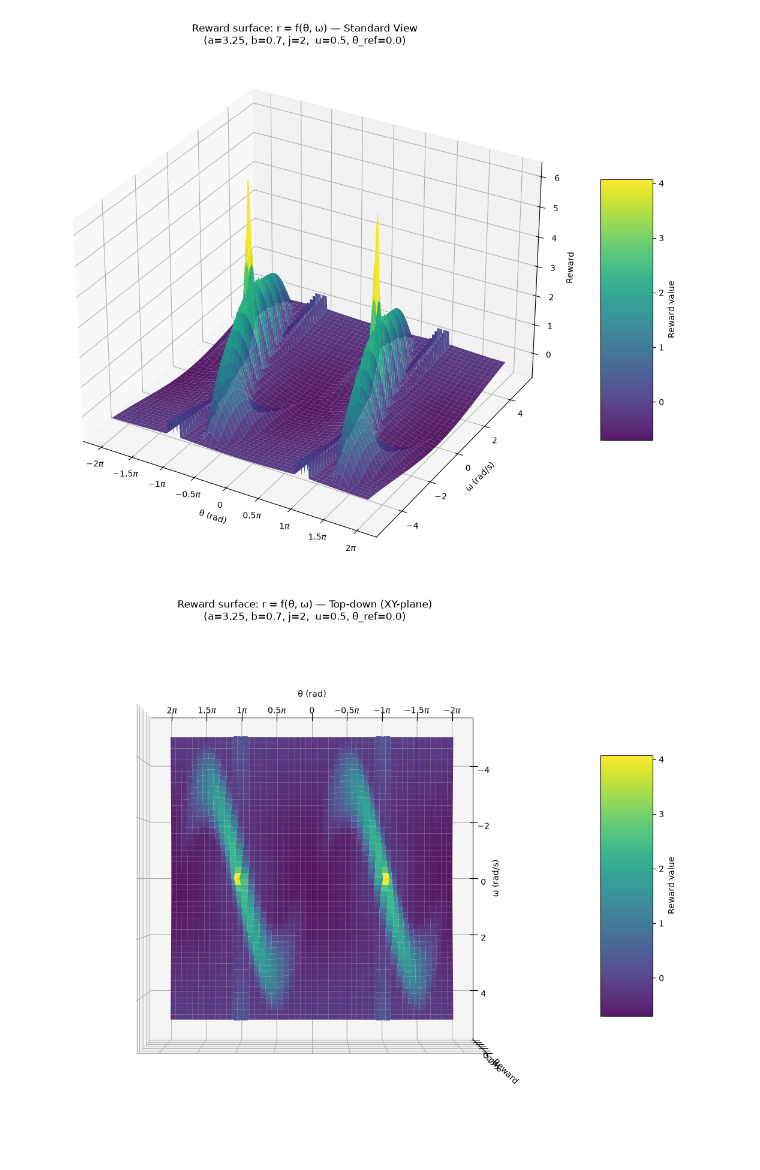
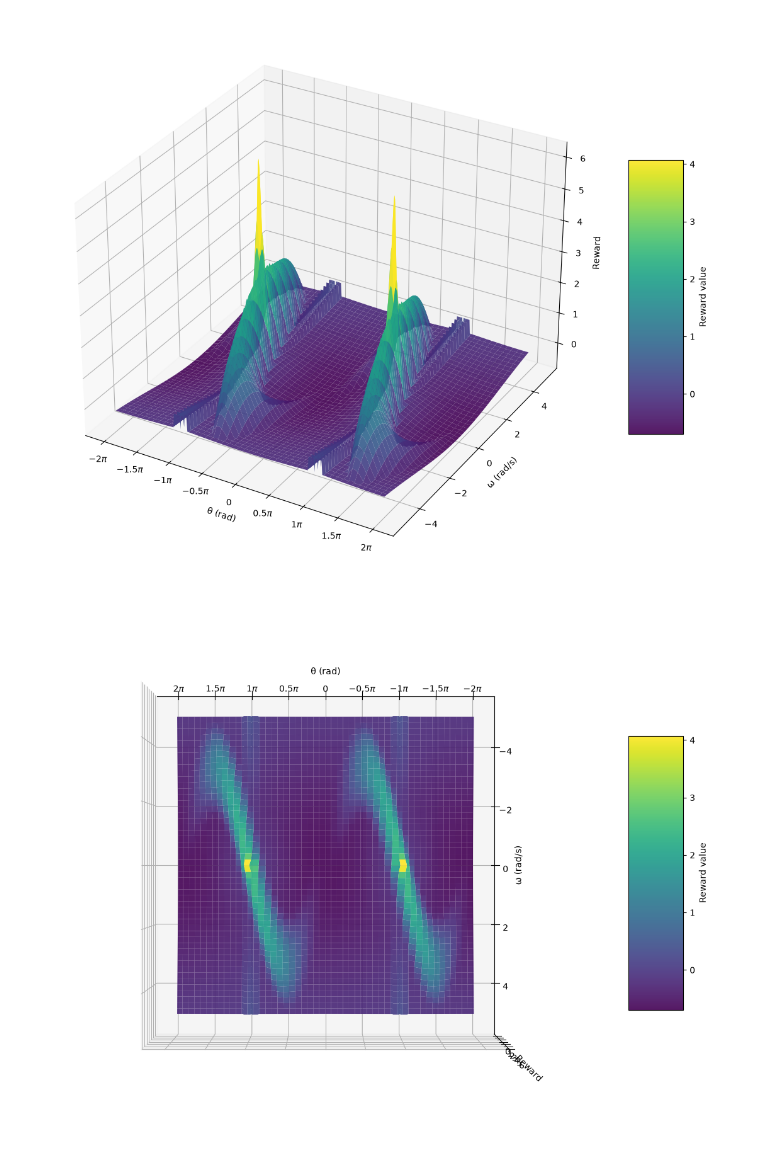
Before and after one commit to Martijn-vd-s/gym-unbalanced-disk-5SC28-group-24, a Jupyter notebook: src/swingup/q_learning/overview_test_reward.ipynb, the cells around one changed output. Saved outputs shown, nothing was run; the diff lists cells and outputs as text; code cells hidden in the pictures.

```diff
--- a/src/swingup/q_learning/overview_test_reward.ipynb
+++ b/src/swingup/q_learning/overview_test_reward.ipynb
@@ -371,37 +371,37 @@ for view in plot_views:
     ax.set_xlabel('θ (rad)')
     ax.set_ylabel('ω (rad/s)')
     ax.set_zlabel('Reward')
-    ax.set_title(
-        f'Reward surface: r = f(θ, ω) — {view["title_suffix"]}\n'
-        f'(a={A_VALUE}, b={B_VALUE}, j={J_VALUE},  '
-        f'u={U_FOR_PLOT}, θ_ref={TH_REF_FOR_PLOT})'
-    )
+    # ax.set_title(
+    #     f'Reward surface: r = f(θ, ω) — {view["title_suffix"]}\n'
+    #     f'(a={A_VALUE}, b={B_VALUE}, j={J_VALUE},  '
+    #     f'u={U_FOR_PLOT}, θ_ref={TH_REF_FOR_PLOT})'
+    # )
 
     # ------------------------------------------------------------------
     # Custom x-axis tick labels expressed as multiples of π
     # ------------------------------------------------------------------
     x_tick_multipliers = np.array([-2, -1.5, -1, -0.5, 0, 0.5, 1, 1.5, 2])
     x_tick_values      = x_tick_multipliers * np.pi
     ax.set_xticks(x_tick_values)
     x_tick_labels = [
         f'${m:g}\\pi$' if m != 0 else '0'
         for m in x_tick_multipliers
     ]
     ax.set_xticklabels(x_tick_labels)
 
     # ------------------------------------------------------------------
     # Surface plot
     # ------------------------------------------------------------------
     surf = ax.plot_surface(
         TH_MESH, OMEGA_MESH, Z_REWARD,
         cmap='viridis', edgecolor='none', alpha=0.9
     )
     fig.colorbar(surf, shrink=0.5, aspect=5, label='Reward value')
 
     # Apply the camera angle for this view
     ax.view_init(elev=view['elev'], azim=view['azim'])
 
     plt.show()
 # %% [output]
-[figure, old version]
+[figure, new version]
-[figure, old version]
+[figure, new version]
```
Also changed, not shown: parts of 1 cell of this notebook, 17 other files.
